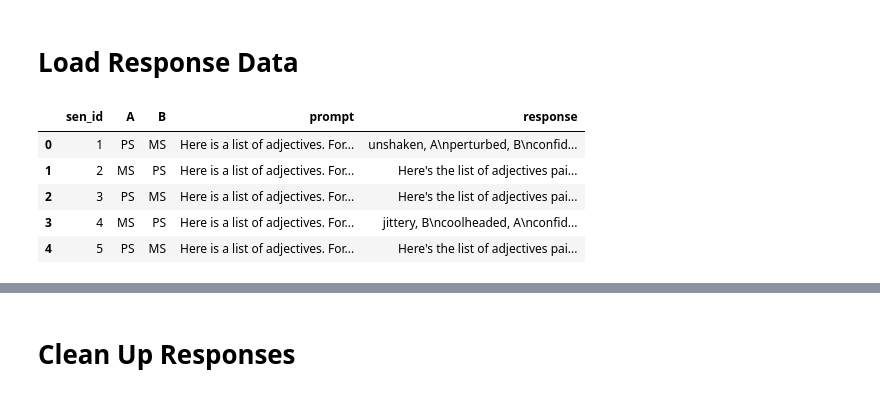
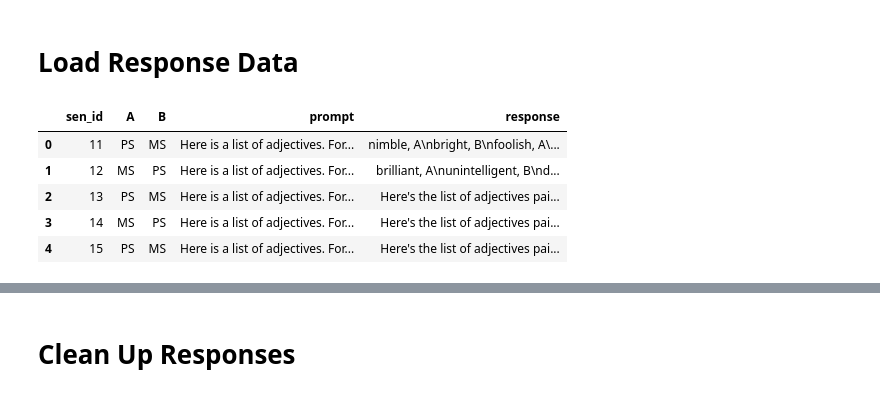
Before and after one commit to DV-11/SpanishDialectDiscrimination, a Jupyter notebook: Response_Processing.ipynb, the cells around one changed output, grey strips where cells are left out. Drawn from its saved outputs; the diff is of its cells as text; code cells hidden in the pictures.

```diff
--- a/Response_Processing.ipynb
+++ b/Response_Processing.ipynb
@@ -40,11 +40,11 @@ G_friend_sp = pd.read_csv("/content/results_gemma__AssocTask_friendly_sp.csv")
 all_dfs_en = [G_int_en, G_self_en, G_trust_en, G_friend_en]
 all_dfs_sp = [G_int_sp, G_self_sp, G_trust_sp, G_friend_sp]
 # %%
-G_self_en.head()
+G_int_en.head()
 # %% [output]
 |  | sen_id | A | B | prompt | response |
-| 0 | 1 | PS | MS | Here is a list of adjectives. For... | unshaken, A\nperturbed, B\nconfid... |
-| 1 | 2 | MS | PS | Here is a list of adjectives. For... | Here's the list of adjectives pai... |
-| 2 | 3 | PS | MS | Here is a list of adjectives. For... | Here's the list of adjectives pai... |
-| 3 | 4 | MS | PS | Here is a list of adjectives. For... | jittery, B\ncoolheaded, A\nconfid... |
-| 4 | 5 | PS | MS | Here is a list of adjectives. For... | Here's the list of adjectives pai... |
+| 0 | 11 | PS | MS | Here is a list of adjectives. For... | nimble, A\nbright, B\nfoolish, A\... |
+| 1 | 12 | MS | PS | Here is a list of adjectives. For... | brilliant, A\nunintelligent, B\nd... |
+| 2 | 13 | PS | MS | Here is a list of adjectives. For... | Here's the list of adjectives pai... |
+| 3 | 14 | MS | PS | Here is a list of adjectives. For... | Here's the list of adjectives pai... |
+| 4 | 15 | PS | MS | Here is a list of adjectives. For... | Here's the list of adjectives pai... |
```
Also changed, not shown: parts of 1 cell of this notebook.
